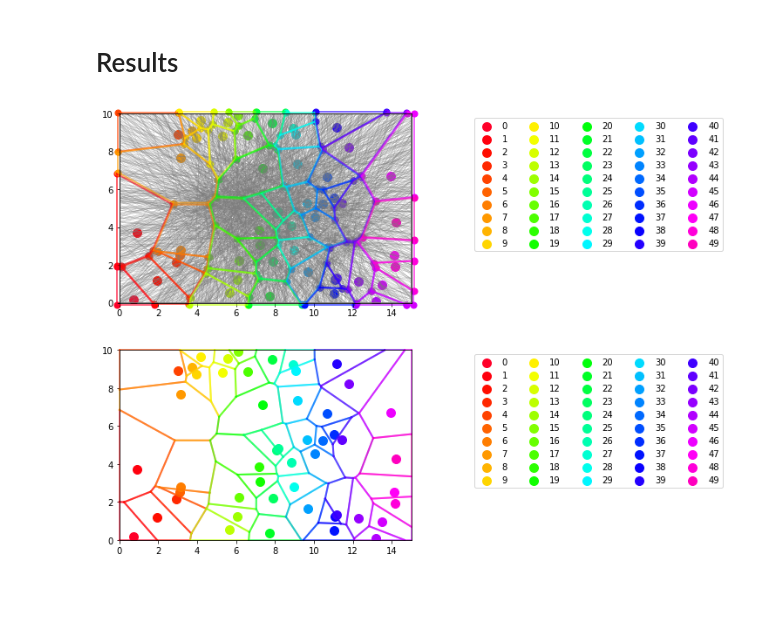
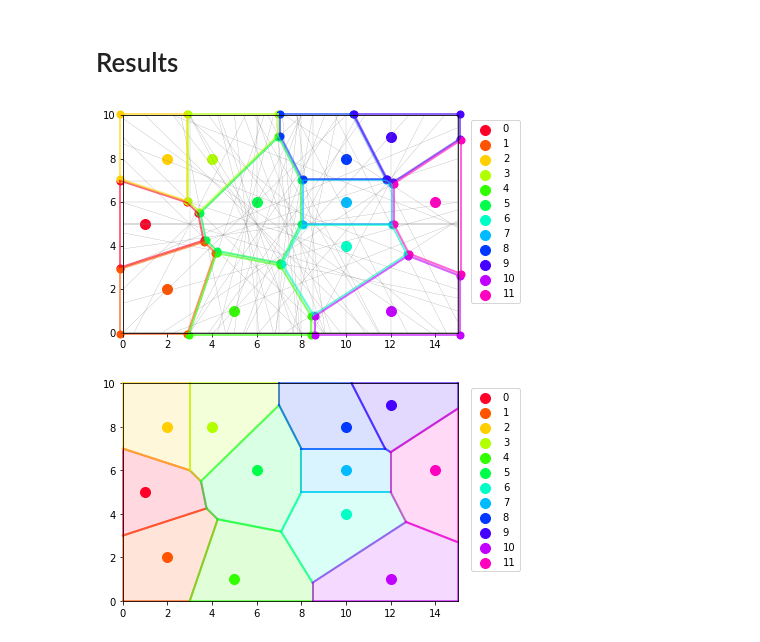
Before and after one commit to shtoba/capillary-domain, a Jupyter notebook: main.ipynb, the cells around one changed output. Saved outputs shown, nothing was run; the diff lists cells and outputs as text; code cells hidden in the pictures; blank space fills up the shorter version.

Commit message:
update plot and calculation

```diff
--- a/main.ipynb
+++ b/main.ipynb
@@ -8,17 +8,18 @@ field_max_x = 15
 field_min_y = 0
 field_max_y = 10
 
-points0 = [[2,2],
-          [2,8],
-          [5,1],
-          [10,8],
-          [1,5],
-          [4,8],
-          [6,6],
-          [10,4],
-          [14,6],
-          [10,6],
-          [12,9]]
+points0 = [[1,5],
+           [2,2],
+           [2,8],
+           [4,8],
+           [5,1],
+           [6,6],
+           [10,4],
+           [10,6],
+           [10,8],
+           [12,9],
+           [12,1],
+           [14,6]]
 
 points1 = [[2,8],
           [10,8],
@@ -57,16 +55,18 @@ sys.stdout = StringIO()
 # %%
-#sys.stdout = stdout_backup # print log for get_nearest_intersections()
-points = points5
+points = points0
 
 all_lines = points_to_lines(points)
 all_intersections = lines_to_intersections(all_lines)
-nearest_intersections = get_nearest_intersections(points, all_lines, all_intersections)
+nearest_intersections = get_nearest_intersections(points,
+                                                  all_lines,
+                                                  all_intersections,
+                                                  show=False)
 segments = get_line_segments(nearest_intersections)
 # %% [markdown]
 # Results
 # %%
 plot(points, all_lines, nearest_intersections, segments)
-plot(points, all_lines, nearest_intersections, segments, simple=True)
+plot(points, all_lines, nearest_intersections, segments, simple=True, fill=True)
 # %% [output]
-[figure, old version]
+[figure, new version]
-[figure, old version]
+[figure, new version]
```
Also changed, not shown: parts of 3 cells of this notebook, 3 other files.
